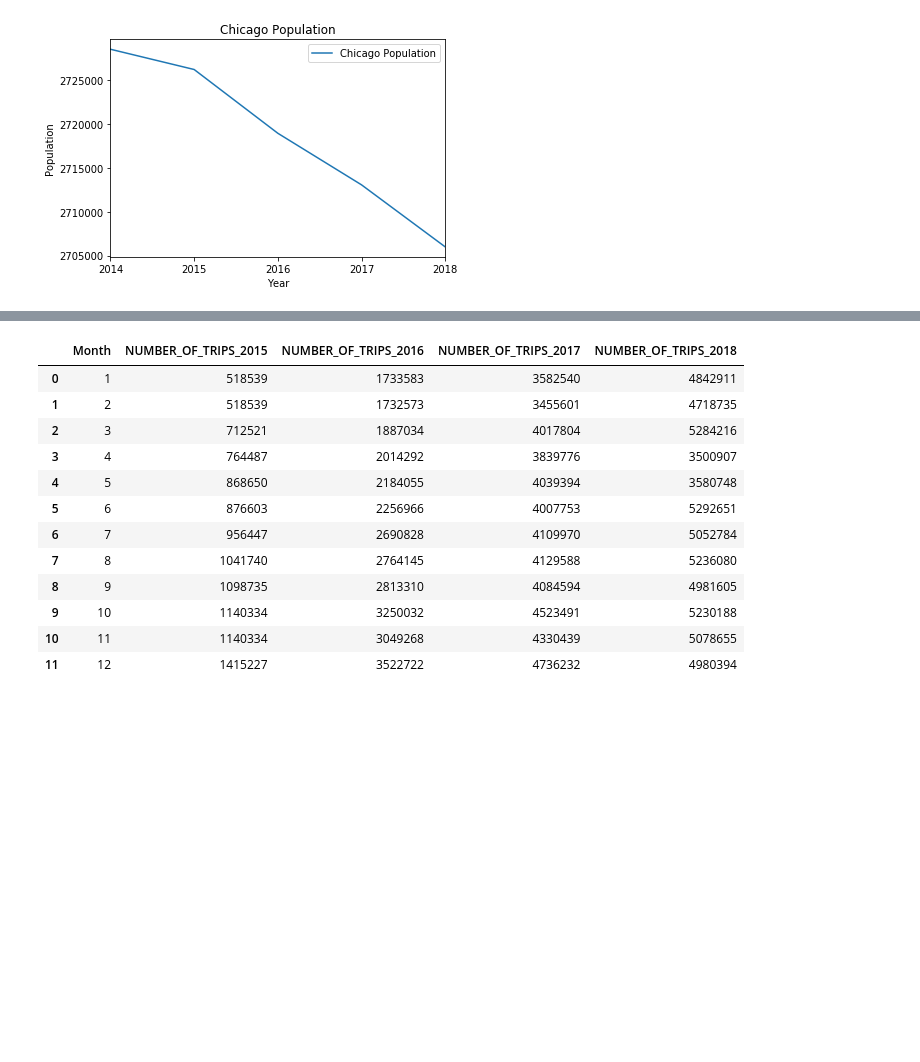
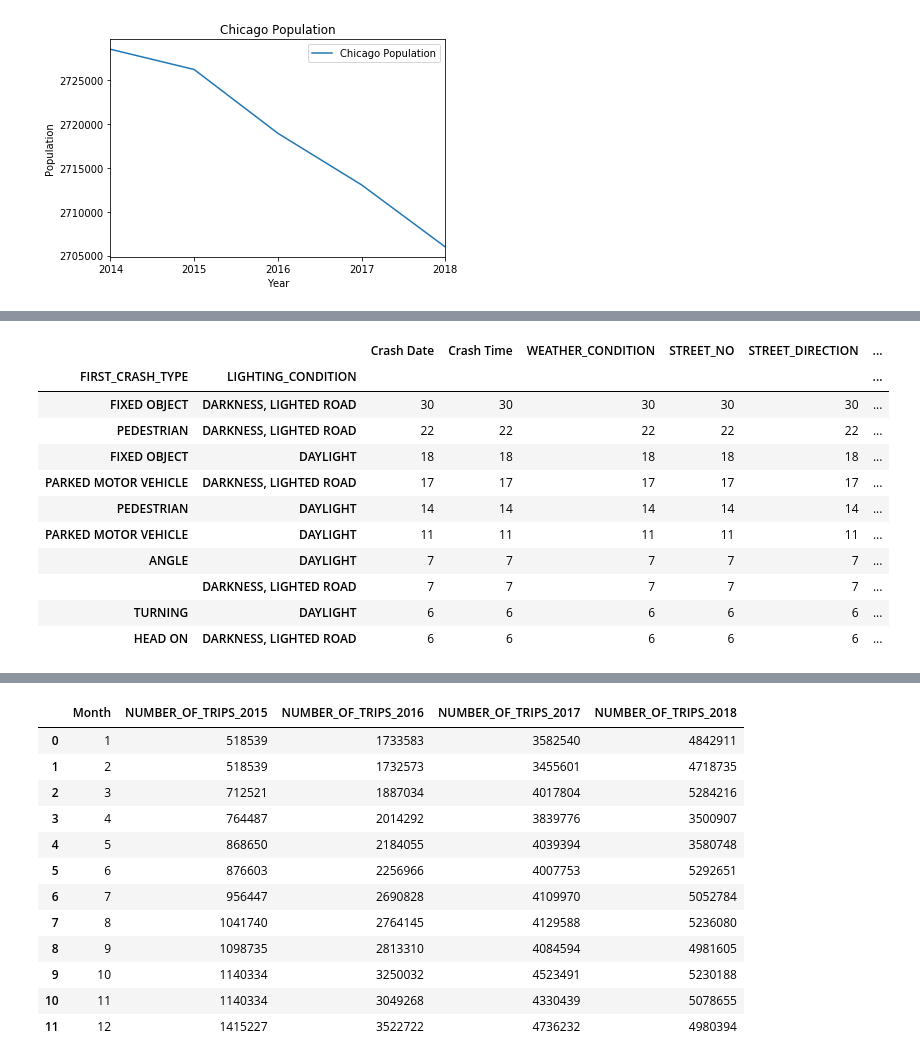
Before and after one commit to griffinpeifer/TrilogyProject1_group2, a Jupyter notebook: Chicago_Accidents_Analysis.ipynb, the cells around one changed output, grey strips where cells are left out. Saved outputs shown, nothing was run; the diff lists cells and outputs as text; code cells hidden in the pictures; blank space fills up the shorter version.

```diff
--- a/Chicago_Accidents_Analysis.ipynb
+++ b/Chicago_Accidents_Analysis.ipynb
@@ -217 +233,20 @@ fig_crashes
+# %%
+# Filter original dataframe for only crashes with a fatality
+fatal_crashes = crashes_2017_18.loc[(crashes_2017_18['INJURIES_FATAL'] > 0), :]
+
+fatal_groupby = fatal_crashes.groupby(['FIRST_CRASH_TYPE', 'LIGHTING_CONDITION'])
+fatal_groupby.count().sort_values(by='Crash Date', ascending=False).head(10)
+# %% [output]
+|  |  | Crash Date | Crash Time | WEATHER_CONDITION | STREET_NO | STREET_DIRECTION | ... |
+| FIRST_CRASH_TYPE | LIGHTING_CONDITION |  |  |  |  |  | ... |
+| FIXED OBJECT | DARKNESS, LIGHTED ROAD | 30 | 30 | 30 | 30 | 30 | ... |
+| PEDESTRIAN | DARKNESS, LIGHTED ROAD | 22 | 22 | 22 | 22 | 22 | ... |
+| FIXED OBJECT | DAYLIGHT | 18 | 18 | 18 | 18 | 18 | ... |
+| PARKED MOTOR VEHICLE | DARKNESS, LIGHTED ROAD | 17 | 17 | 17 | 17 | 17 | ... |
+| PEDESTRIAN | DAYLIGHT | 14 | 14 | 14 | 14 | 14 | ... |
+| PARKED MOTOR VEHICLE | DAYLIGHT | 11 | 11 | 11 | 11 | 11 | ... |
+| ANGLE | DAYLIGHT | 7 | 7 | 7 | 7 | 7 | ... |
+|  | DARKNESS, LIGHTED ROAD | 7 | 7 | 7 | 7 | 7 | ... |
+| TURNING | DAYLIGHT | 6 | 6 | 6 | 6 | 6 | ... |
+| HEAD ON | DARKNESS, LIGHTED ROAD | 6 | 6 | 6 | 6 | 6 | ... |
 # %%
```
Also changed, not shown: parts of 15 cells of this notebook.
